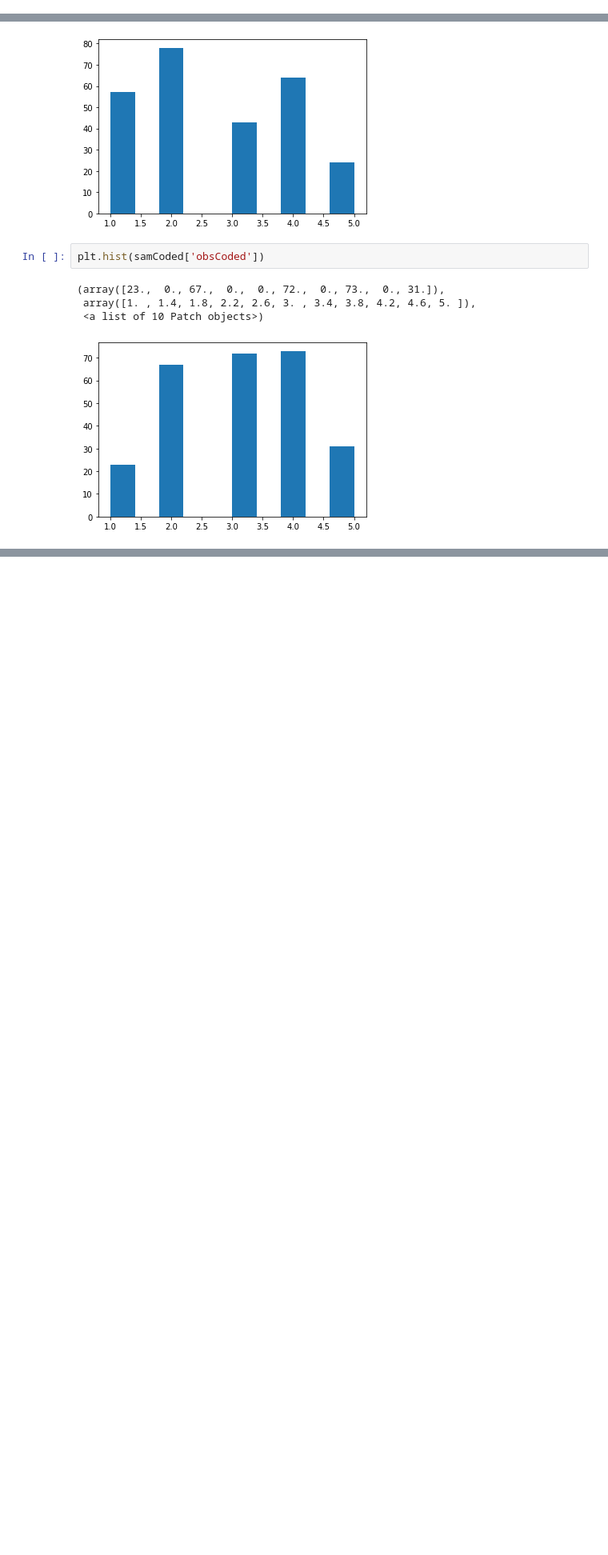
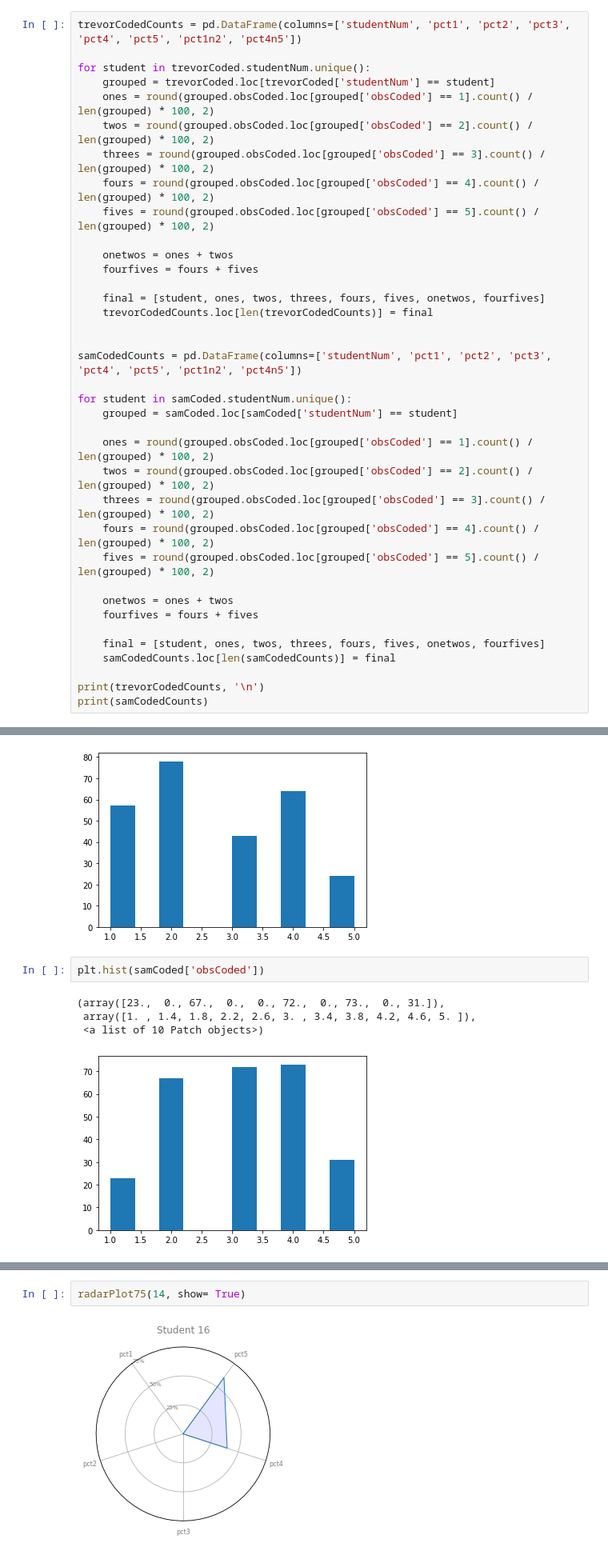
Before and after one commit to trevor-moss/Esplanade-Dataset-Analysis, a Jupyter notebook: analysis.ipynb, the cells around one changed output, grey strips where cells are left out. Shown: that part at 80% size. Cells and saved outputs as stored; diff of their text form; blank space fills up the shorter version.

```diff
--- a/analysis.ipynb
+++ b/analysis.ipynb
@@ -49,0 +103,37 @@ import numpy as np
+# %%
+trevorCodedCounts = pd.DataFrame(columns=['studentNum', 'pct1', 'pct2', 'pct3', 'pct4', 'pct5', 'pct1n2', 'pct4n5'])
+
+for student in trevorCoded.studentNum.unique():
+    grouped = trevorCoded.loc[trevorCoded['studentNum'] == student]
+    ones = round(grouped.obsCoded.loc[grouped['obsCoded'] == 1].count() / len(grouped) * 100, 2)
+    twos = round(grouped.obsCoded.loc[grouped['obsCoded'] == 2].count() / len(grouped) * 100, 2)
+    threes = round(grouped.obsCoded.loc[grouped['obsCoded'] == 3].count() / len(grouped) * 100, 2)
+    fours = round(grouped.obsCoded.loc[grouped['obsCoded'] == 4].count() / len(grouped) * 100, 2)
+    fives = round(grouped.obsCoded.loc[grouped['obsCoded'] == 5].count() / len(grouped) * 100, 2)
+
+    onetwos = ones + twos
+    fourfives = fours + fives
+
+    final = [student, ones, twos, threes, fours, fives, onetwos, fourfives]
+    trevorCodedCounts.loc[len(trevorCodedCounts)] = final
+
+
+samCodedCounts = pd.DataFrame(columns=['studentNum', 'pct1', 'pct2', 'pct3', 'pct4', 'pct5', 'pct1n2', 'pct4n5'])
+
+for student in samCoded.studentNum.unique():
+    grouped = samCoded.loc[samCoded['studentNum'] == student]
+
+    ones = round(grouped.obsCoded.loc[grouped['obsCoded'] == 1].count() / len(grouped) * 100, 2)
+    twos = round(grouped.obsCoded.loc[grouped['obsCoded'] == 2].count() / len(grouped) * 100, 2)
+    threes = round(grouped.obsCoded.loc[grouped['obsCoded'] == 3].count() / len(grouped) * 100, 2)
+    fours = round(grouped.obsCoded.loc[grouped['obsCoded'] == 4].count() / len(grouped) * 100, 2)
+    fives = round(grouped.obsCoded.loc[grouped['obsCoded'] == 5].count() / len(grouped) * 100, 2)
+
+    onetwos = ones + twos
+    fourfives = fours + fives
+
+    final = [student, ones, twos, threes, fours, fives, onetwos, fourfives]
+    samCodedCounts.loc[len(samCodedCounts)] = final
+
+print(trevorCodedCounts, '\n')
+print(samCodedCounts)
@@ -175,0 +551,4 @@ print(round(sum(deltas)/len(deltas), 2))
+# %%
+radarPlot75(14, show= True)
+# %% [output]
+[figure, added]
```
Also changed, not shown: parts of 47 cells of this notebook, 26 other files.
